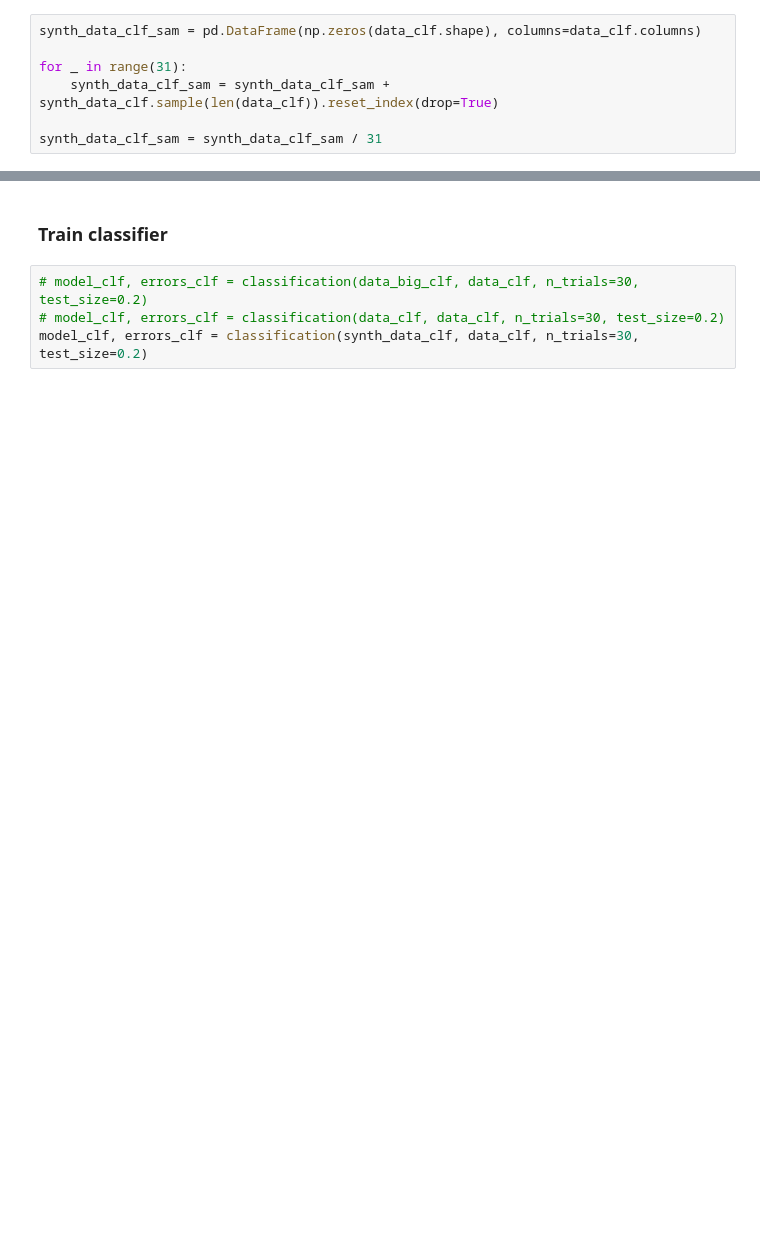
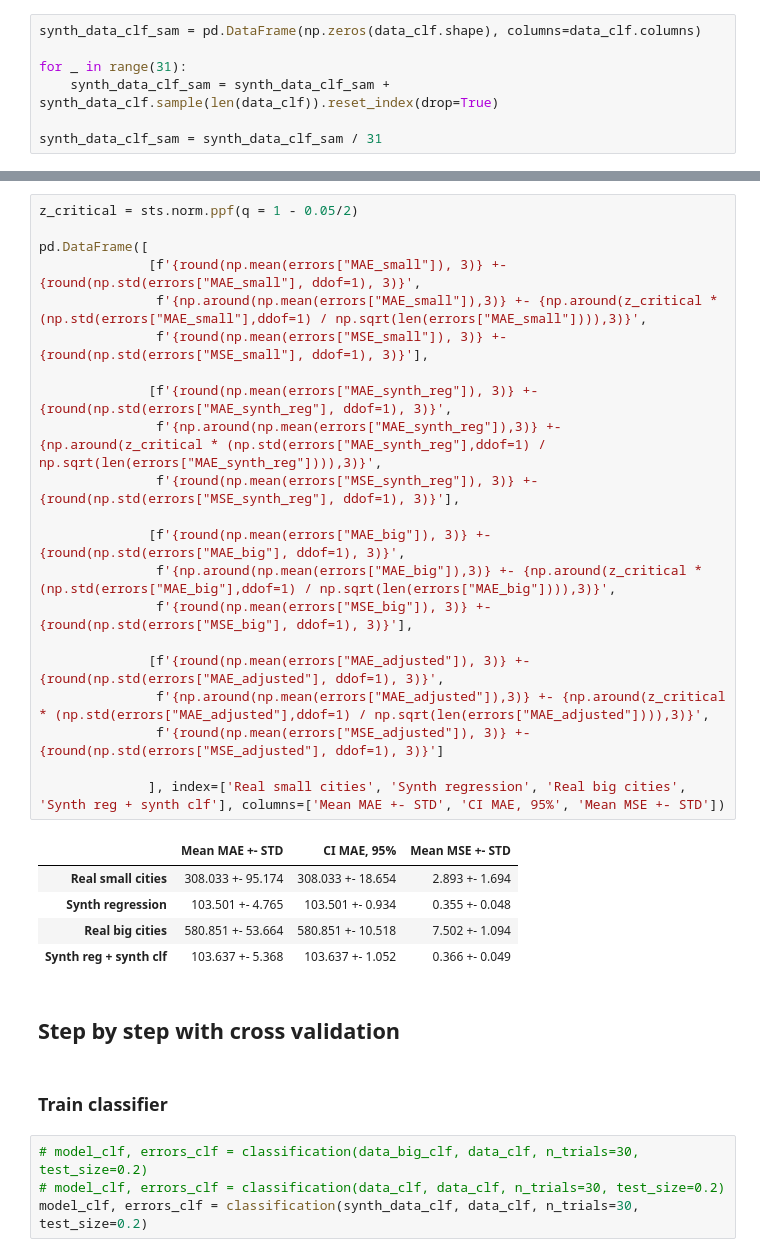
Before and after one commit to AlgoMathITMO/Migration-forecasting, a Jupyter notebook: Migration_forecasting_experiments.ipynb, the cells around one changed output, grey strips where cells are left out. Saved outputs shown, nothing was run; the diff lists cells and outputs as text; blank space fills up the shorter version.

```diff
--- a/Migration_forecasting_experiments.ipynb
+++ b/Migration_forecasting_experiments.ipynb
@@ -194,3 +159,32 @@ plot_significance_ks(data_clf, synth_data_clf, data_reg, synth_data_reg, path='i
+# %%
+z_critical = sts.norm.ppf(q = 1 - 0.05/2)
+
+pd.DataFrame([
+              [f'{round(np.mean(errors["MAE_small"]), 3)} +- {round(np.std(errors["MAE_small"], ddof=1), 3)}',
+               f'{np.around(np.mean(errors["MAE_small"]),3)} +- {np.around(z_critical * (np.std(errors["MAE_small"],ddof=1) / np.sqrt(len(errors["MAE_small"]))),3)}',
+               f'{round(np.mean(errors["MSE_small"]), 3)} +- {round(np.std(errors["MSE_small"], ddof=1), 3)}'],
+
+              [f'{round(np.mean(errors["MAE_synth_reg"]), 3)} +- {round(np.std(errors["MAE_synth_reg"], ddof=1), 3)}',
+               f'{np.around(np.mean(errors["MAE_synth_reg"]),3)} +- {np.around(z_critical * (np.std(errors["MAE_synth_reg"],ddof=1) / np.sqrt(len(errors["MAE_synth_reg"]))),3)}',
+               f'{round(np.mean(errors["MSE_synth_reg"]), 3)} +- {round(np.std(errors["MSE_synth_reg"], ddof=1), 3)}'],
+
+              [f'{round(np.mean(errors["MAE_big"]), 3)} +- {round(np.std(errors["MAE_big"], ddof=1), 3)}',
+               f'{np.around(np.mean(errors["MAE_big"]),3)} +- {np.around(z_critical * (np.std(errors["MAE_big"],ddof=1) / np.sqrt(len(errors["MAE_big"]))),3)}',
+               f'{round(np.mean(errors["MSE_big"]), 3)} +- {round(np.std(errors["MSE_big"], ddof=1), 3)}'],
+
+              [f'{round(np.mean(errors["MAE_adjusted"]), 3)} +- {round(np.std(errors["MAE_adjusted"], ddof=1), 3)}',
+               f'{np.around(np.mean(errors["MAE_adjusted"]),3)} +- {np.around(z_critical * (np.std(errors["MAE_adjusted"],ddof=1) / np.sqrt(len(errors["MAE_adjusted"]))),3)}',
+               f'{round(np.mean(errors["MSE_adjusted"]), 3)} +- {round(np.std(errors["MSE_adjusted"], ddof=1), 3)}']
+
+              ], index=['Real small cities', 'Synth regression', 'Real big cities', 'Synth reg + synth clf'], columns=['Mean MAE +- STD', 'CI MAE, 95%', 'Mean MSE +- STD'])
+# %% [output]
+|  | Mean MAE +- STD | CI MAE, 95% | Mean MSE +- STD |
+| Real small cities | 308.033 +- 95.174 | 308.033 +- 18.654 | 2.893 +- 1.694 |
+| Synth regression | 103.501 +- 4.765 | 103.501 +- 0.934 | 0.355 +- 0.048 |
+| Real big cities | 580.851 +- 53.664 | 580.851 +- 10.518 | 7.502 +- 1.094 |
+| Synth reg + synth clf | 103.637 +- 5.368 | 103.637 +- 1.052 | 0.366 +- 0.049 |
+# %% [markdown]
+## Step by step with cross validation
 # %% [markdown]
 ### Train classifier
 # %%
```
Also changed, not shown: parts of 45 cells of this notebook, 2 other files.
